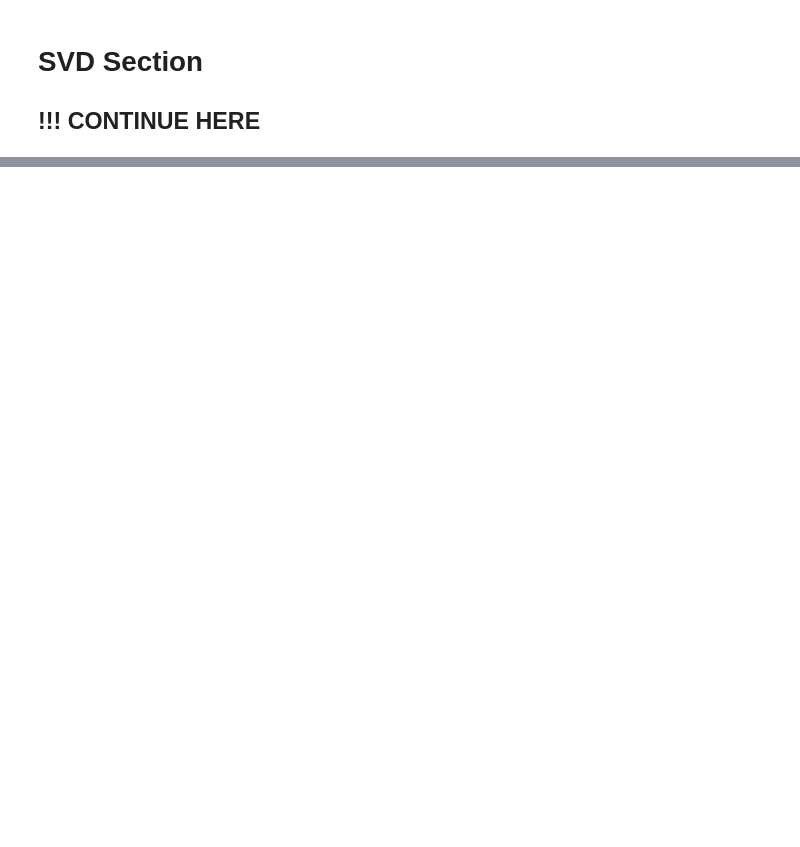
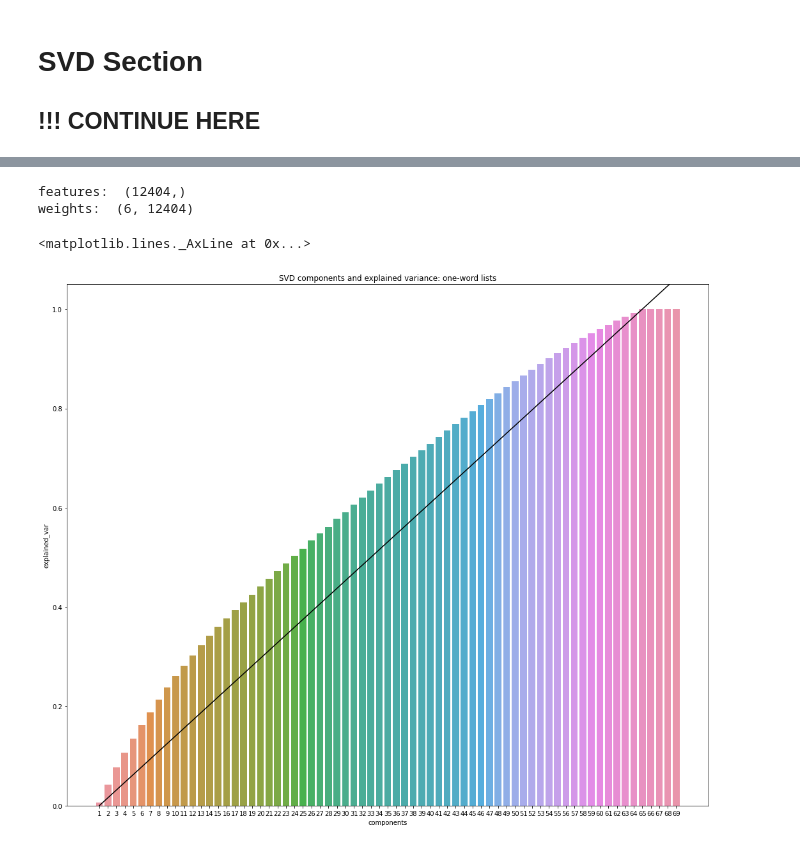
Before and after one commit to IvanKotik/Word-cloud-Search-engine-optimisation-, a Jupyter notebook: Visualizations.ipynb, the cells around one changed output, grey strips where cells are left out. Cells and saved outputs as stored; diff of their text form; code cells hidden in the pictures; blank space fills up the shorter version.

```diff
--- a/Visualizations.ipynb
+++ b/Visualizations.ipynb
@@ -256,0 +304,6 @@ for i in range(10):
+# %%
+lsa = TruncatedSVD(n_components=64)
+X = X_general
+X_lsa = lsa.fit_transform(X)
+# %%
+weights = np.dot(km.cluster_centers_, lsa.components_)
@@ -256,0 +322,6 @@ for i in range(10):
+# %%
+features = vectorizer_general.get_feature_names_out()
+weights = np.abs(weights)
+for i in range(km.n_clusters):
+    top5 = np.argsort(weights[i])[-5:]
+    print(list(zip([features[j] for j in top5], weights[i, top5])))
@@ -256,0 +335,24 @@ for i in range(10):
+# %%
+print('features: ', features.shape)
+print('weights: ', weights.shape)
+# %% [output]
+features:  (12404,)
+weights:  (6, 12404)
+# %%
+component_test = []
+for i in range(1,70):
+    lsa_obj = TruncatedSVD(n_components=i)
+    tfidf_lsa_data_one = lsa_obj.fit_transform(X_general)
+    component_test.append(lsa_obj.explained_variance_ratio_.sum())
+component_test_plot = pd.DataFrame({'components': range(1,70), 'explained_var' : component_test})
+# %%
+import seaborn as sns
+import matplotlib.pyplot as plt
+
+fig, ax = plt.subplots()
+fig.set_size_inches(18, 15)
+sns.barplot(x = component_test_plot.components, y = component_test_plot.explained_var).set(title='SVD components and explained variance: one-word lists')
+ax.axline((0,0), (64,1), color = 'k')
+# %% [output]
+<matplotlib.lines._AxLine at 0x...>
+[figure, added]
```
Also changed, not shown: parts of 15 cells of this notebook, 2 other files.
